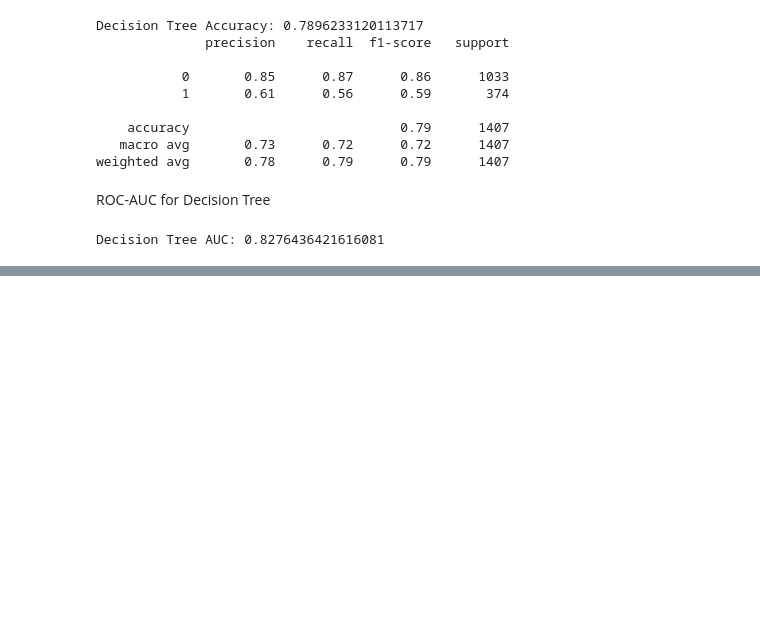
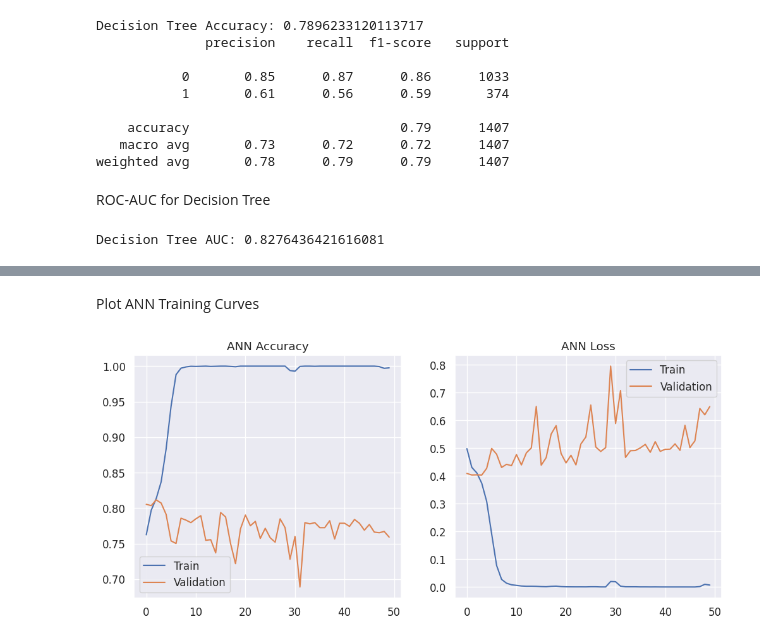
Before and after one commit to hamdhi-muhammad-24/ML_Cw, a Jupyter notebook: ML_Cw.ipynb, the cells around one changed output, grey strips where cells are left out. Cells and saved outputs as stored; diff of their text form; code cells hidden in the pictures; blank space fills up the shorter version.

Commit message:
Plot ANN Training Curves

```diff
--- a/ML_Cw.ipynb
+++ b/ML_Cw.ipynb
@@ -281,0 +333,20 @@ Decision Tree AUC: 0.8276436421616081
+# %% [markdown]
+Plot ANN Training Curves
+# %%
+plt.figure(figsize=(12,5))
+
+plt.subplot(1,2,1)
+plt.plot(history.history['accuracy'])
+plt.plot(history.history['val_accuracy'])
+plt.title("ANN Accuracy")
+plt.legend(['Train', 'Validation'])
+
+plt.subplot(1,2,2)
+plt.plot(history.history['loss'])
+plt.plot(history.history['val_loss'])
+plt.title("ANN Loss")
+plt.legend(['Train', 'Validation'])
+
+plt.show()
+# %% [output]
+[figure, added]
```
Also changed, not shown: parts of 2 cells of this notebook.
